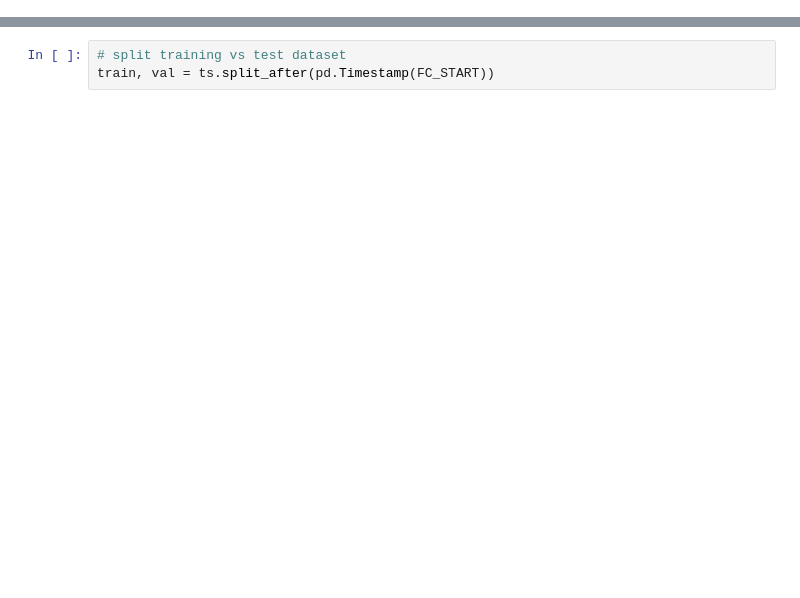
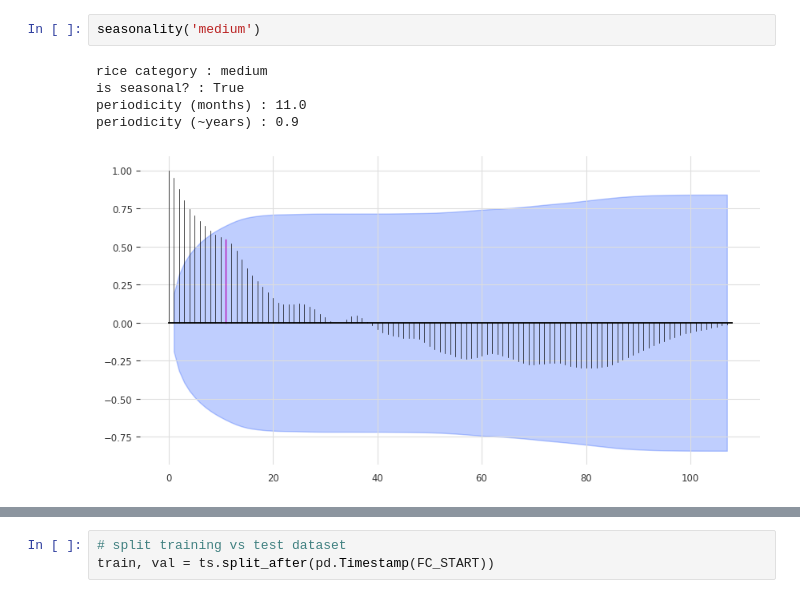
Before and after one commit to aeyeniay/AdvancedProject2, a Jupyter notebook: rice-data/rice-rnn-prediction.ipynb, the cells around one changed output, grey strips where cells are left out. Drawn from its saved outputs; the diff is of its cells as text; blank space fills up the shorter version.

```diff
--- a/rice-data/rice-rnn-prediction.ipynb
+++ b/rice-data/rice-rnn-prediction.ipynb
@@ -105,0 +76,8 @@ plot_acf(ts, periodicity, max_lag=len(ts)-1)
+# %%
+seasonality('medium')
+# %% [output]
+rice category : medium
+is seasonal? : True
+periodicity (months) : 11.0
+periodicity (~years) : 0.9
+[figure, added]
```
Also changed, not shown: parts of 18 cells of this notebook, 45 other files.
